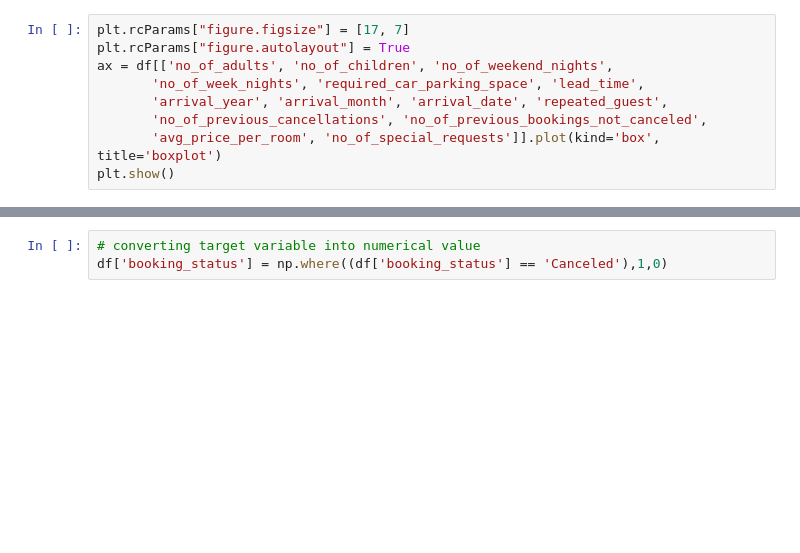
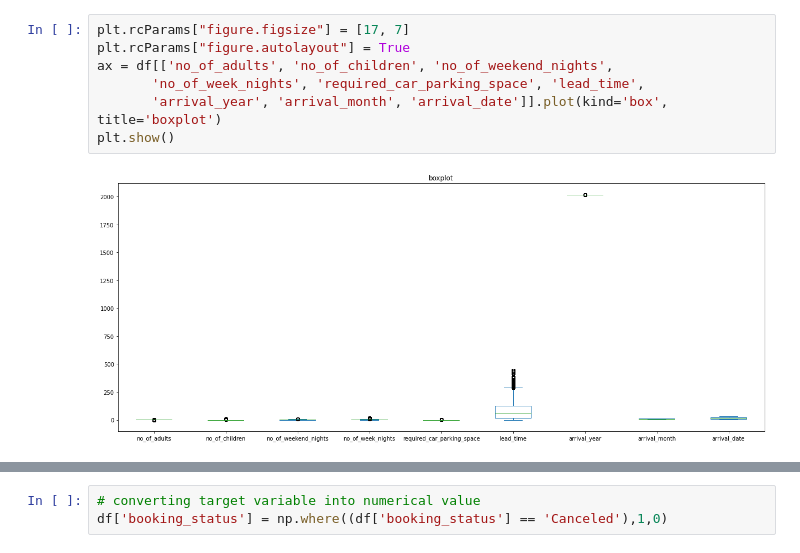
Before and after one commit to randayandika/portofolio, a Jupyter notebook: Hotel Reservation Prediction/hotel-reservation-prediction.ipynb, the cells around one changed output, grey strips where cells are left out. Cells and saved outputs as stored; diff of their text form; blank space fills up the shorter version.

```diff
--- a/Hotel Reservation Prediction/hotel-reservation-prediction.ipynb
+++ b/Hotel Reservation Prediction/hotel-reservation-prediction.ipynb
@@ -48,9 +174,9 @@ df.head(10)
 # %%
 plt.rcParams["figure.figsize"] = [17, 7]
 plt.rcParams["figure.autolayout"] = True
 ax = df[['no_of_adults', 'no_of_children', 'no_of_weekend_nights',
        'no_of_week_nights', 'required_car_parking_space', 'lead_time',
-       'arrival_year', 'arrival_month', 'arrival_date', 'repeated_guest',
-       'no_of_previous_cancellations', 'no_of_previous_bookings_not_canceled',
-       'avg_price_per_room', 'no_of_special_requests']].plot(kind='box', title='boxplot')
+       'arrival_year', 'arrival_month', 'arrival_date']].plot(kind='box', title='boxplot')
 plt.show()
+# %% [output]
+[figure, added]
```
Also changed, not shown: parts of 56 cells of this notebook, 1 other file.
